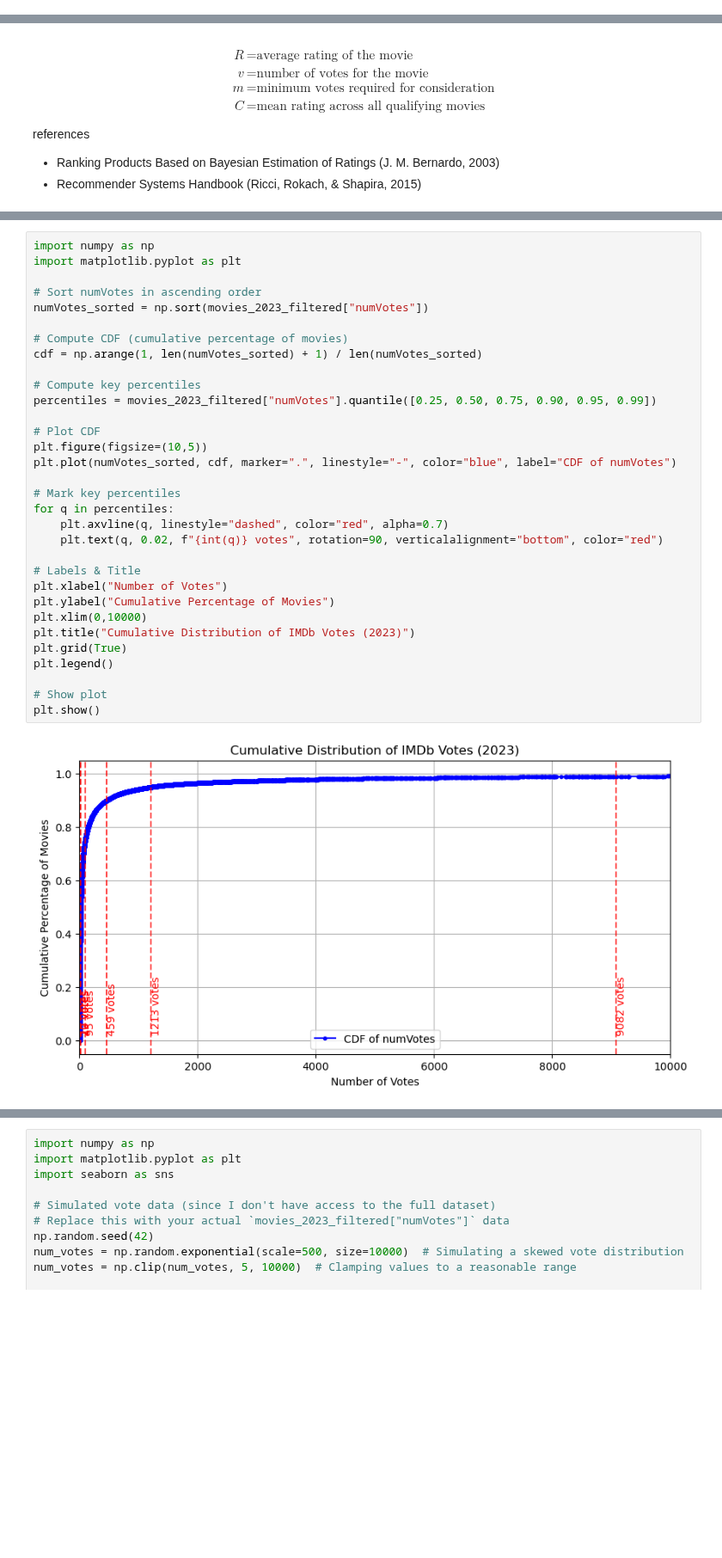
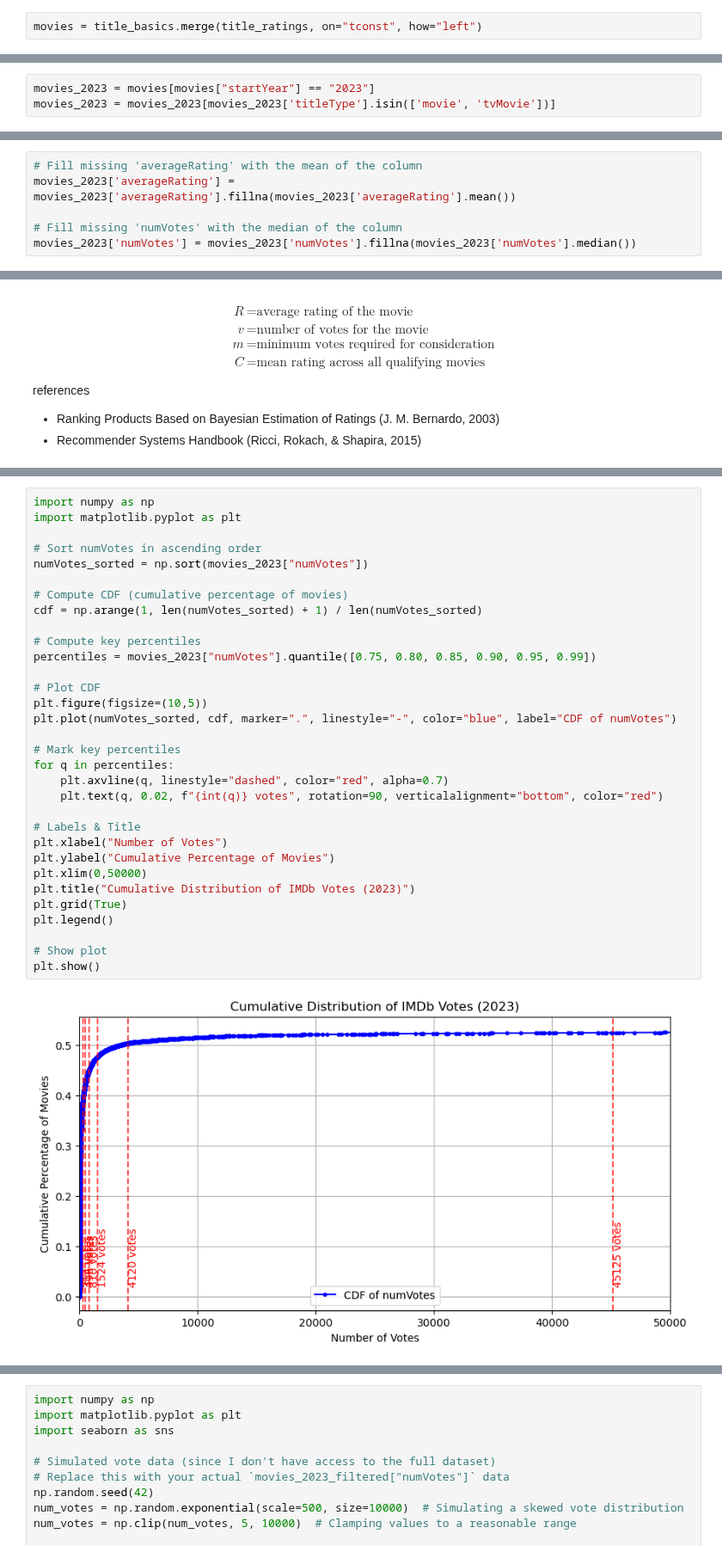
Before and after one commit to Ariestootl/machine_learning, a Jupyter notebook: Movie_Prediction/imdb.ipynb, the cells around one changed output, grey strips where cells are left out. Shown at 86% size. Cells and saved outputs as stored; diff of their text form; blank space fills up the shorter version.

```diff
--- a/Movie_Prediction/imdb.ipynb
+++ b/Movie_Prediction/imdb.ipynb
@@ -98,0 +109,2 @@ True, Matched!
+# %%
+movies = title_basics.merge(title_ratings, on="tconst", how="left")
@@ -98,0 +113,3 @@ True, Matched!
+# %%
+movies_2023 = movies[movies["startYear"] == "2023"]
+movies_2023 = movies_2023[movies_2023['titleType'].isin(['movie', 'tvMovie'])]
@@ -98,0 +194,6 @@ True, Matched!
+# %%
+# Fill missing 'averageRating' with the mean of the column
+movies_2023['averageRating'] = movies_2023['averageRating'].fillna(movies_2023['averageRating'].mean())
+
+# Fill missing 'numVotes' with the median of the column
+movies_2023['numVotes'] = movies_2023['numVotes'].fillna(movies_2023['numVotes'].median())
@@ -177,34 +383,34 @@ qualified_movies.shape
 # %%
 import numpy as np
 import matplotlib.pyplot as plt
 
 # Sort numVotes in ascending order
-numVotes_sorted = np.sort(movies_2023_filtered["numVotes"])
+numVotes_sorted = np.sort(movies_2023["numVotes"])
 
 # Compute CDF (cumulative percentage of movies)
 cdf = np.arange(1, len(numVotes_sorted) + 1) / len(numVotes_sorted)
 
 # Compute key percentiles
-percentiles = movies_2023_filtered["numVotes"].quantile([0.25, 0.50, 0.75, 0.90, 0.95, 0.99])
+percentiles = movies_2023["numVotes"].quantile([0.75, 0.80, 0.85, 0.90, 0.95, 0.99])
 
 # Plot CDF
 plt.figure(figsize=(10,5))
 plt.plot(numVotes_sorted, cdf, marker=".", linestyle="-", color="blue", label="CDF of numVotes")
 
 # Mark key percentiles
 for q in percentiles:
     plt.axvline(q, linestyle="dashed", color="red", alpha=0.7)
     plt.text(q, 0.02, f"{int(q)} votes", rotation=90, verticalalignment="bottom", color="red")
 
 # Labels & Title
 plt.xlabel("Number of Votes")
 plt.ylabel("Cumulative Percentage of Movies")
-plt.xlim(0,10000)
+plt.xlim(0,50000)
 plt.title("Cumulative Distribution of IMDb Votes (2023)")
 plt.grid(True)
 plt.legend()
 
 # Show plot
 plt.show()
 # %% [output]
-[figure, old version]
+[figure, new version]
```
Also changed, not shown: parts of 55 cells of this notebook.
